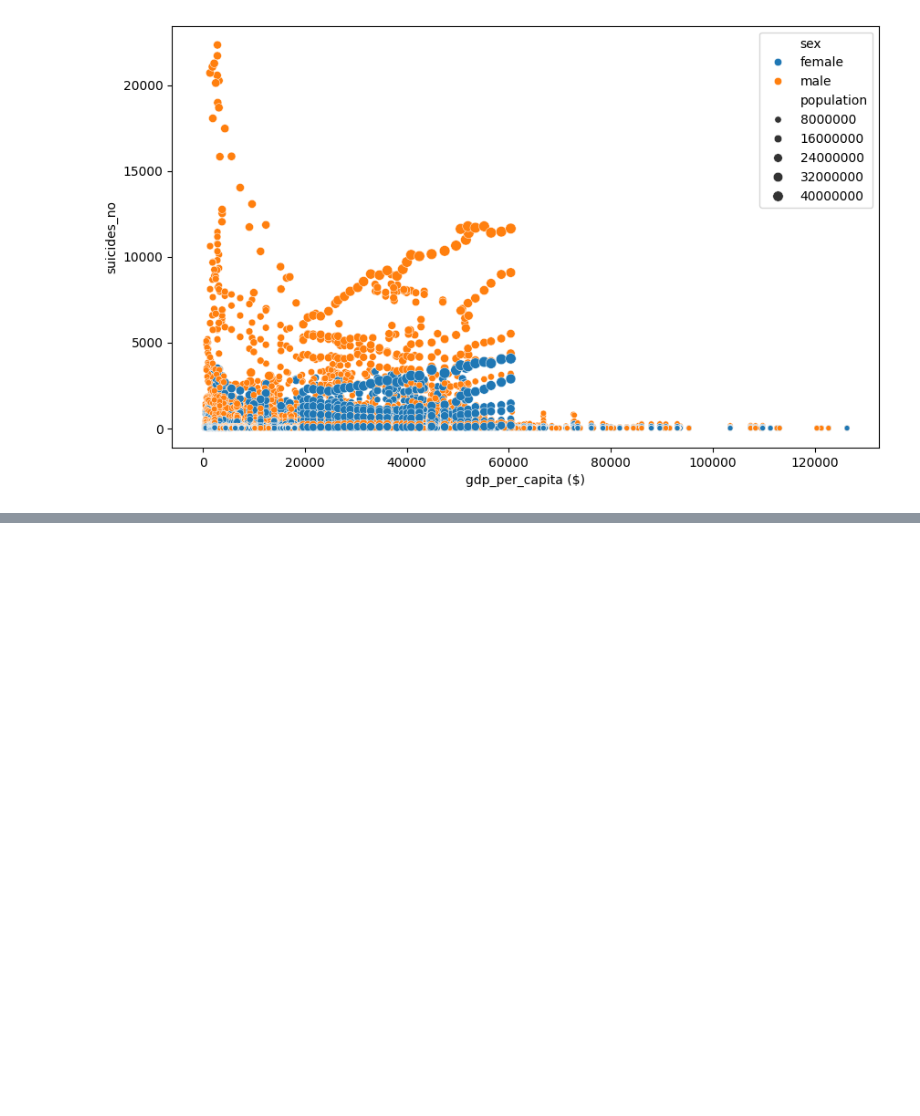
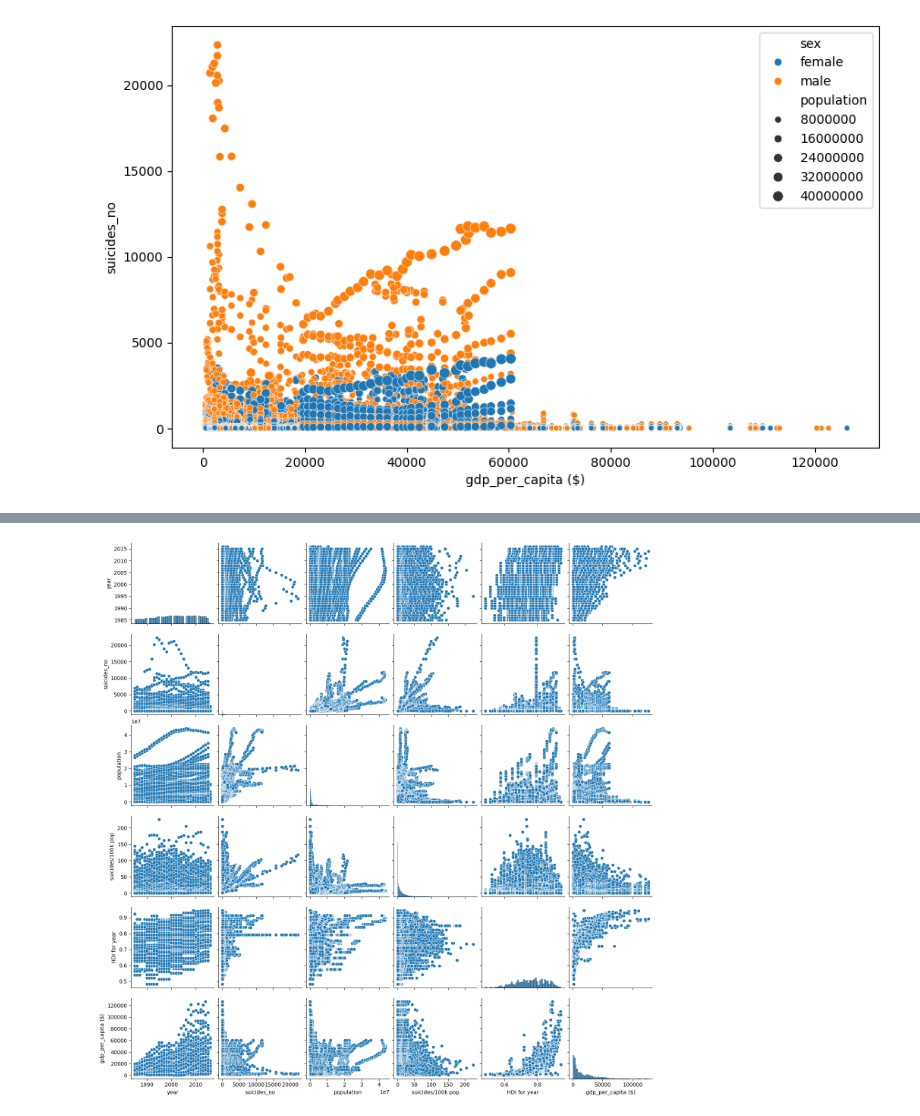
Before and after one commit to siva11217/SivaEDAProject, a Jupyter notebook: 23BDS0156__P1.ipynb, the cells around one changed output, grey strips where cells are left out. Saved outputs shown, nothing was run; the diff lists cells and outputs as text; code cells hidden in the pictures; blank space fills up the shorter version.

```diff
--- a/23BDS0156__P1.ipynb
+++ b/23BDS0156__P1.ipynb
@@ -146,0 +268,5 @@ plt.show()
+# %%
+sns.pairplot(df[numeric_cols].dropna())
+plt.show()
+# %% [output]
+[figure, added]
```
Also changed, not shown: parts of 24 cells of this notebook.
